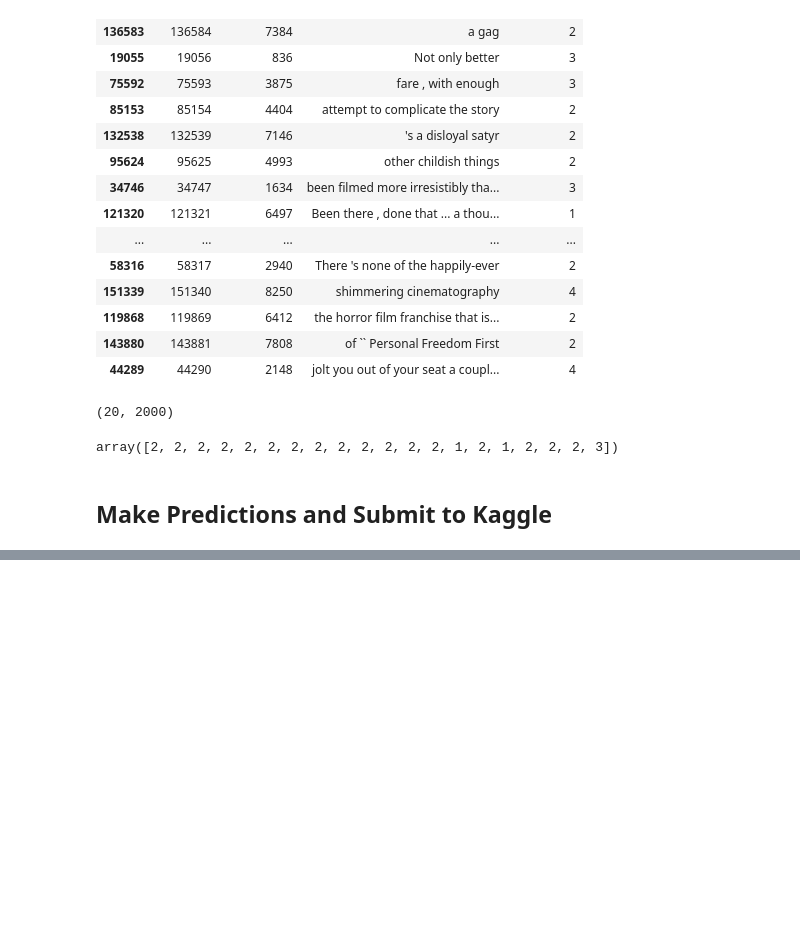
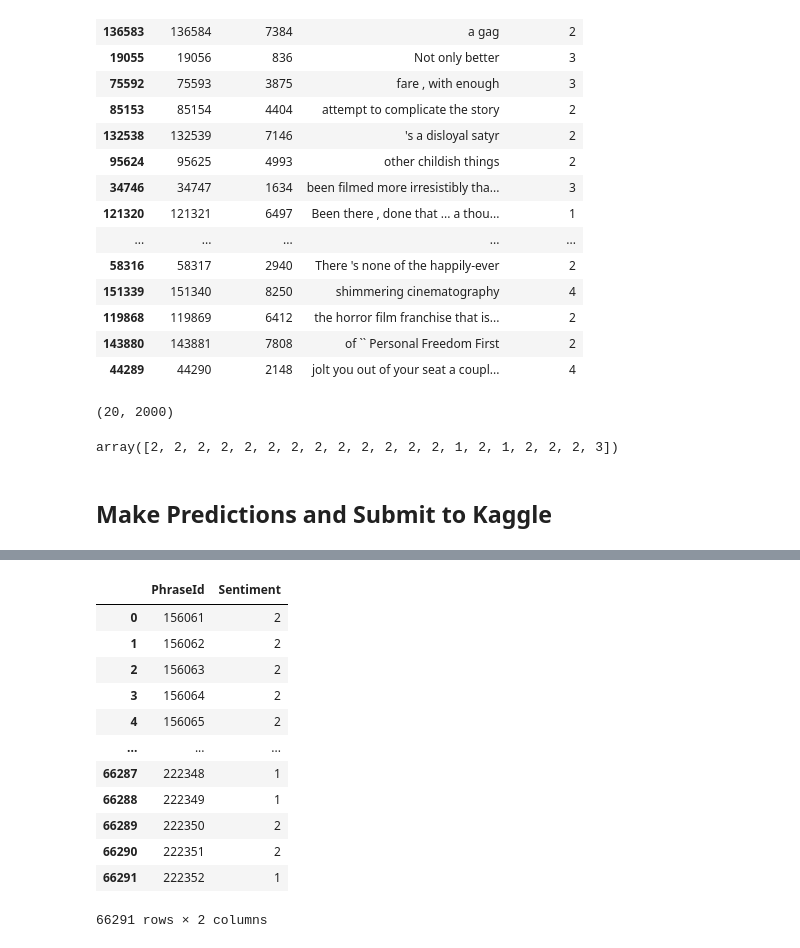
Before and after one commit to thugge254/Sentiment-Analysis-on-Movie-Reviews, a Jupyter notebook: Sentiment_Analysis_on_Movie_Reviews.ipynb, the cells around one changed output, grey strips where cells are left out. Saved outputs shown, nothing was run; the diff lists cells and outputs as text; code cells hidden in the pictures; blank space fills up the shorter version.

```diff
--- a/Sentiment_Analysis_on_Movie_Reviews.ipynb
+++ b/Sentiment_Analysis_on_Movie_Reviews.ipynb
@@ -574,0 +570,3 @@ print(test_df["Phrase"].isna().sum())
+# %%
+test_df = test_df.drop(index=15519)
+sub_df = sub_df.drop(index=15519)
@@ -717,0 +780,2 @@ array([2, 2, 2, 2, 2, 2, 2, 2, 2, 2, 2, 2, 2, 1, 2, 1, 2, 2, 2, 3])
+# %%
+test_preds = model.predict(test_inputs)
@@ -717,0 +802,17 @@ array([2, 2, 2, 2, 2, 2, 2, 2, 2, 2, 2, 2, 2, 1, 2, 1, 2, 2, 2, 3])
+# %%
+sub_df.Sentiment = test_preds
+sub_df
+# %% [output]
+|  | PhraseId | Sentiment |
+| 0 | 156061 | 2 |
+| 1 | 156062 | 2 |
+| 2 | 156063 | 2 |
+| 3 | 156064 | 2 |
+| 4 | 156065 | 2 |
+| ... | ... | ... |
+| 66287 | 222348 | 1 |
+| 66288 | 222349 | 1 |
+| 66289 | 222350 | 2 |
+| 66290 | 222351 | 2 |
+| 66291 | 222352 | 1 |
+66291 rows × 2 columns
```
Also changed, not shown: parts of 15 cells of this notebook.
